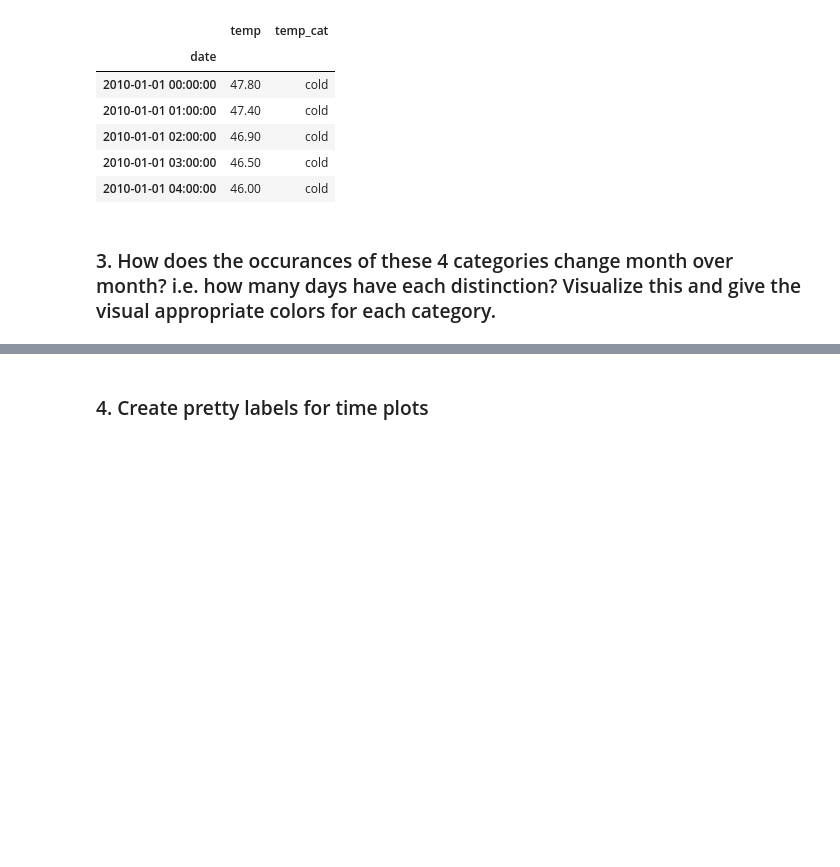
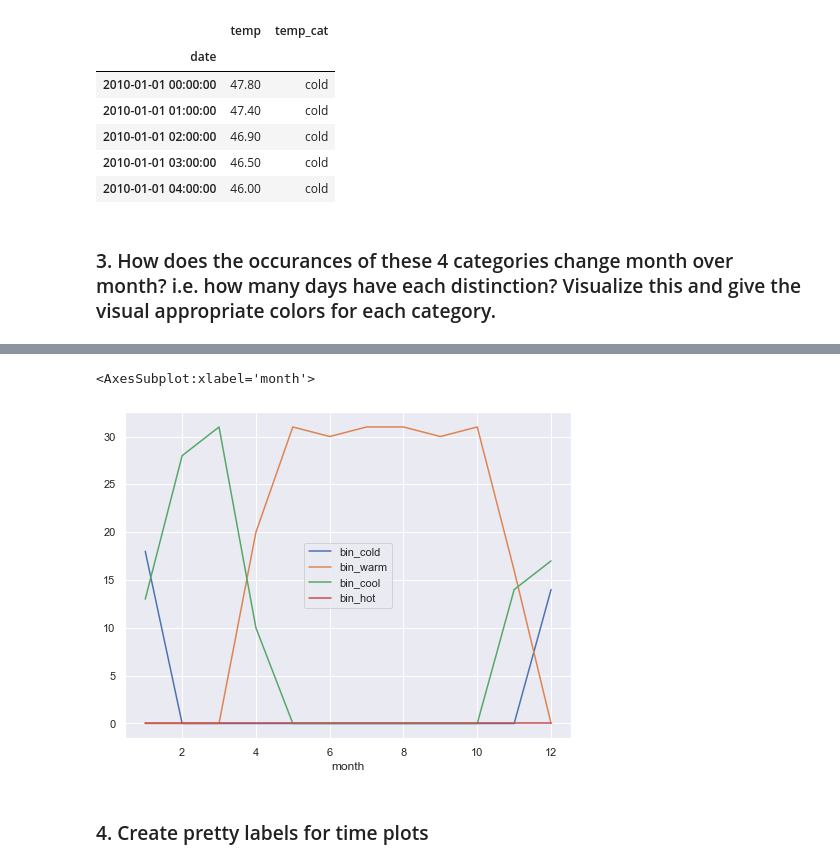
Before and after one commit to aliciag92/time-series-exercises, a Jupyter notebook: datetime_exercises.ipynb, the cells around one changed output, grey strips where cells are left out. Cells and saved outputs as stored; diff of their text form; code cells hidden in the pictures; blank space fills up the shorter version.

```diff
--- a/datetime_exercises.ipynb
+++ b/datetime_exercises.ipynb
@@ -837,3 +837,6 @@ tempsdf.head()
 | 2010-01-01 04:00:00 | 46.00 | cold |
 # %% [markdown]
 ### 3. How does the occurances of these 4 categories change month over month? i.e. how many days have each distinction? Visualize this and give the visual appropriate colors for each category.
+# %%
+tempsdf_daily = tempsdf.resample('D').mean()
+tempsdf_daily.head()
@@ -839,0 +851,4 @@ tempsdf.head()
+# %%
+# create categorical bins
+tempsdf_daily['bin'] = pd.cut(tempsdf_daily.temp, bins=[0, 50, 55, 65, 70], labels=['cold', 'cool', 'warm', 'hot'])
+tempsdf_daily.head()
@@ -839,0 +871,3 @@ tempsdf.head()
+# %%
+tempsdf_daily['month'] = tempsdf_daily.index.month
+tempsdf_daily.head()
@@ -839,0 +882,5 @@ tempsdf.head()
+# %%
+# try get dummies to sum
+df_dummies = pd.get_dummies(tempsdf_daily[['bin']])
+tempsdf_daily = pd.concat([tempsdf_daily, df_dummies], axis=1)
+tempsdf_daily.head()
@@ -840,2 +912,7 @@ tempsdf.head()
+# %%
+tempsdf_daily.groupby('month')[['bin_cold', 'bin_warm', 'bin_cool', 'bin_hot']].sum().plot()
+# %% [output]
+<AxesSubplot:xlabel='month'>
+[figure, added]
 # %% [markdown]
 ### 4. Create pretty labels for time plots
```
Also changed, not shown: parts of 15 cells of this notebook.
